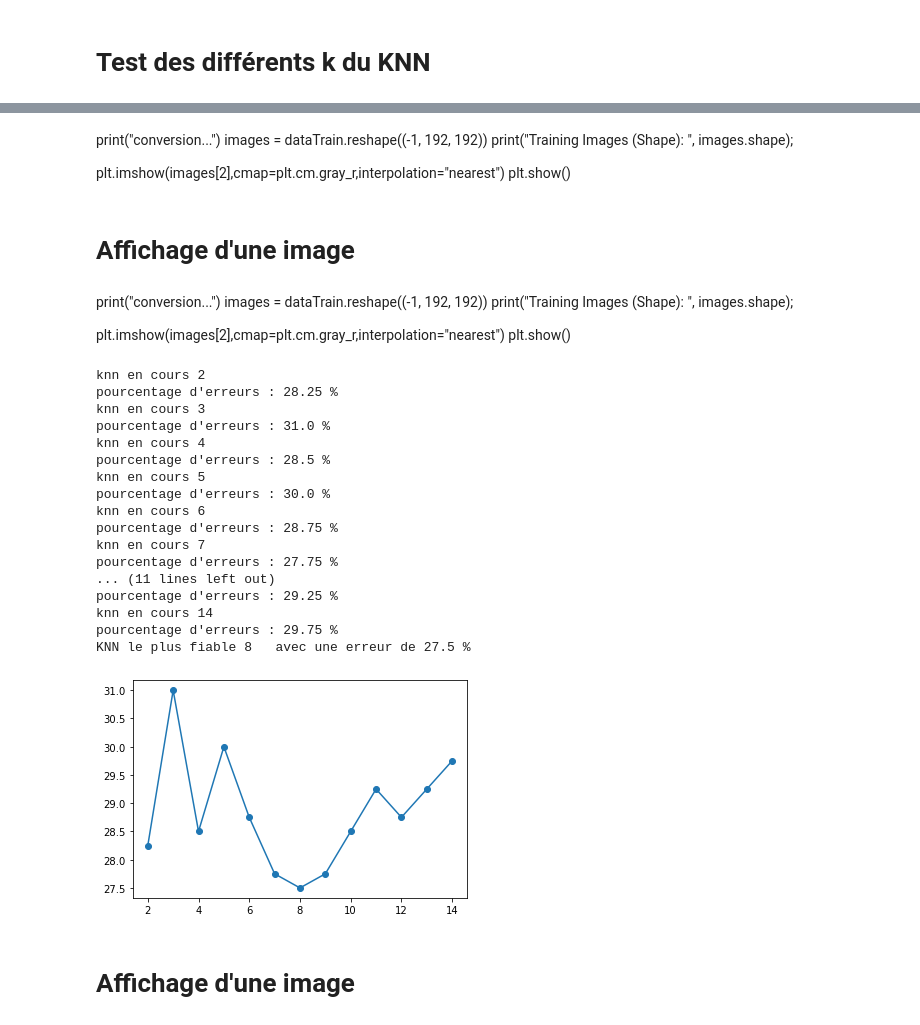
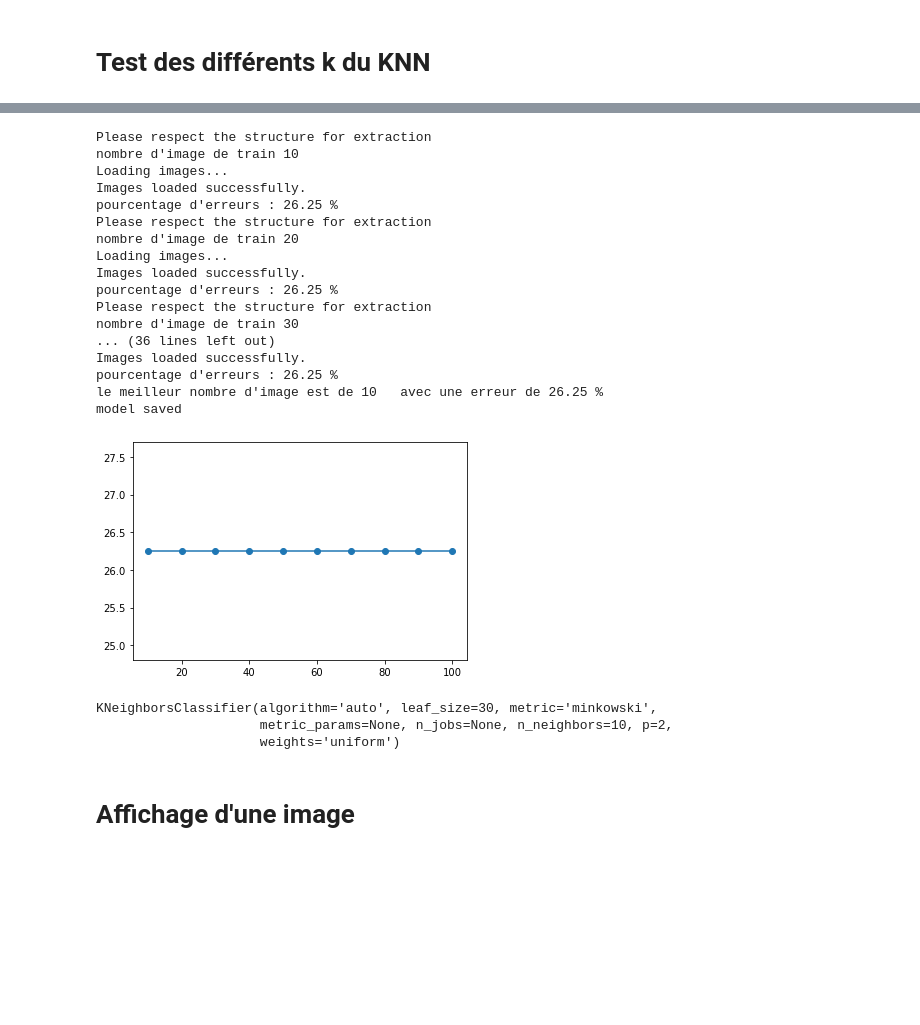
Before and after one commit to dylanBen/ImageRecognitionPY, a Jupyter notebook: k-NN/KNN.ipynb, the cells around one changed output, grey strips where cells are left out. Cells and saved outputs as stored; diff of their text form; code cells hidden in the pictures; blank space fills up the shorter version.

Commit message:
Ajout graphe en fonction du nombre d'image prise.

```diff
--- a/k-NN/KNN.ipynb
+++ b/k-NN/KNN.ipynb
@@ -40,3 +53,0 @@ plt.show()
-# %%
-#génération du knn avec les différents jeu de donnée
-KKN_Gen = model.kkn_initial(dataTrain, labelTrain, dataTest, labelTest)
@@ -45,44 +54,27 @@ KKN_Gen = model.kkn_initial(dataTrain, labelTrain, dataTest, labelTest)
-# %% [markdown]
-print("conversion...")
-images = dataTrain.reshape((-1, 192, 192))
-print("Training Images (Shape): ", images.shape);
-
-plt.imshow(images[2],cmap=plt.cm.gray_r,interpolation="nearest")
-plt.show()
-# %%
-#génération du knn avec les différents jeu de donnée
-KKN_Gen = model.kkn_initial(dataTrain, labelTrain, dataTest, labelTest)
-# %% [markdown]
-# Affichage d'une image
-# %% [markdown]
-print("conversion...")
-images = dataTrain.reshape((-1, 192, 192))
-print("Training Images (Shape): ", images.shape);
-
-plt.imshow(images[2],cmap=plt.cm.gray_r,interpolation="nearest")
-plt.show()
-# %%
-#génération du knn avec les différents jeu de donnée
-KKN_Gen = model.kkn_initial(dataTrain, labelTrain, dataTest, labelTest)
-# %% [output]
-knn en cours 2
-pourcentage d'erreurs : 28.25 %
-knn en cours 3
-pourcentage d'erreurs : 31.0 %
-knn en cours 4
-pourcentage d'erreurs : 28.5 %
-knn en cours 5
-pourcentage d'erreurs : 30.0 %
-knn en cours 6
-pourcentage d'erreurs : 28.75 %
-knn en cours 7
-pourcentage d'erreurs : 27.75 %
-... (11 lines left out)
-pourcentage d'erreurs : 29.25 %
-knn en cours 14
-pourcentage d'erreurs : 29.75 %
-KNN le plus fiable 8   avec une erreur de 27.5 %
-[figure, removed]
+# %%
+model.kkn_with_diff_number_image(KKN_Gen, donne)
+# %% [output]
+Please respect the structure for extraction
+nombre d'image de train 10
+Loading images...
+Images loaded successfully.
+pourcentage d'erreurs : 26.25 %
+Please respect the structure for extraction
+nombre d'image de train 20
+Loading images...
+Images loaded successfully.
+pourcentage d'erreurs : 26.25 %
+Please respect the structure for extraction
+nombre d'image de train 30
+... (36 lines left out)
+Images loaded successfully.
+pourcentage d'erreurs : 26.25 %
+le meilleur nombre d'image est de 10   avec une erreur de 26.25 %
+model saved
+[figure, added]
+KNeighborsClassifier(algorithm='auto', leaf_size=30, metric='minkowski',
+                     metric_params=None, n_jobs=None, n_neighbors=10, p=2,
+                     weights='uniform')
 # %% [markdown]
 # Affichage d'une image
 # %%
```
Also changed, not shown: parts of 7 cells of this notebook, 4 other files.
